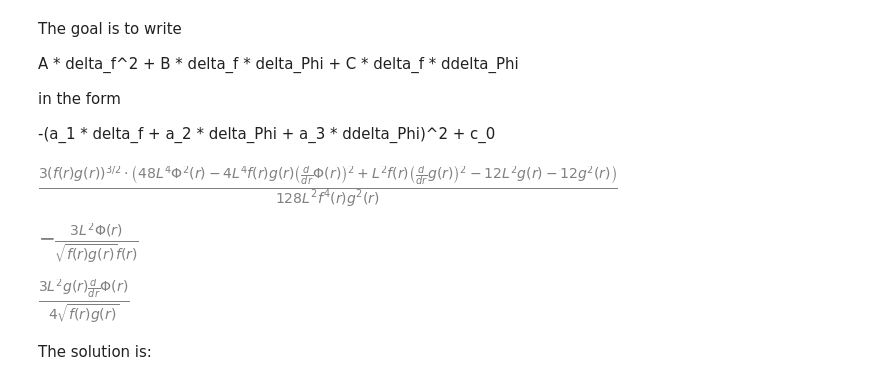
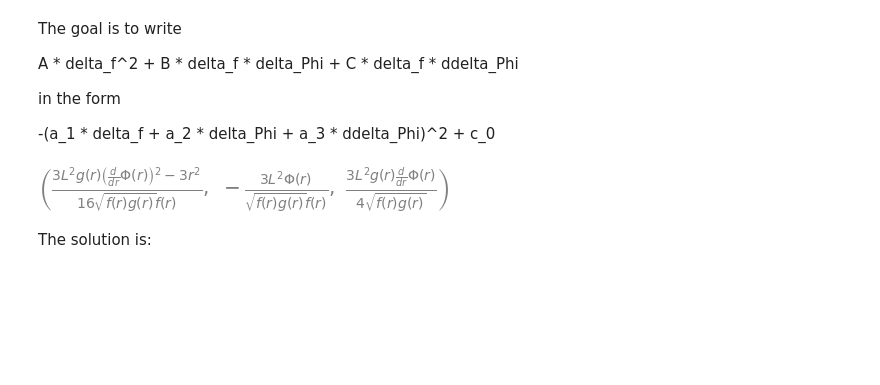
Before and after one commit to jchryssanthacopoulos/wormholes, a Jupyter notebook: second_order_action_analysis.ipynb, the cells around one changed output. Drawn from its saved outputs; the diff is of its cells as text; code cells hidden in the pictures; blank space fills up the shorter version.

```diff
--- a/second_order_action_analysis.ipynb
+++ b/second_order_action_analysis.ipynb
@@ -160,0 +172,3 @@ ddS_ff
+# %%
+ddS_ff = 3 * (L ** 2 * g * dPhi ** 2 - r ** 2) / (16 * f * sympy.sqrt(f * g))
+ddS_ff
@@ -283,19 +315,11 @@ in the form
 -(a_1 * delta_f + a_2 * delta_Phi + a_3 * ddelta_Phi)^2 + c_0
 # %%
 A = ddS_ff
-A
+B = ddS_fphi
+C = ddS_fdphi
+A, B, C
 # %% [output]
-[figure, old version]
+[figure, new version]
-# %%
-B = ddS_fphi
-B
-# %% [output]
-[figure, removed]
-# %%
-C = ddS_fdphi
-C
-# %% [output]
-[figure, removed]
 # %% [markdown]
 The solution is:
 # %%
```
Also changed, not shown: parts of 59 cells of this notebook.
